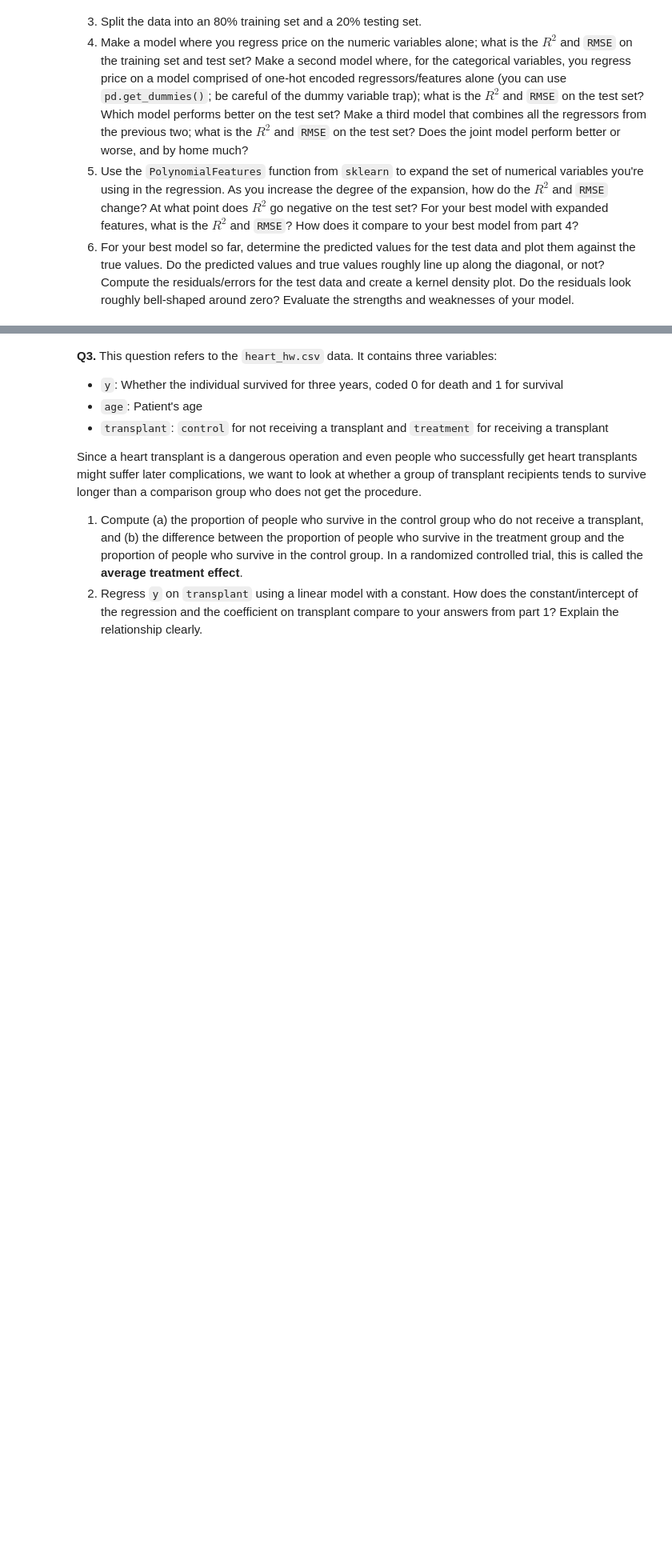
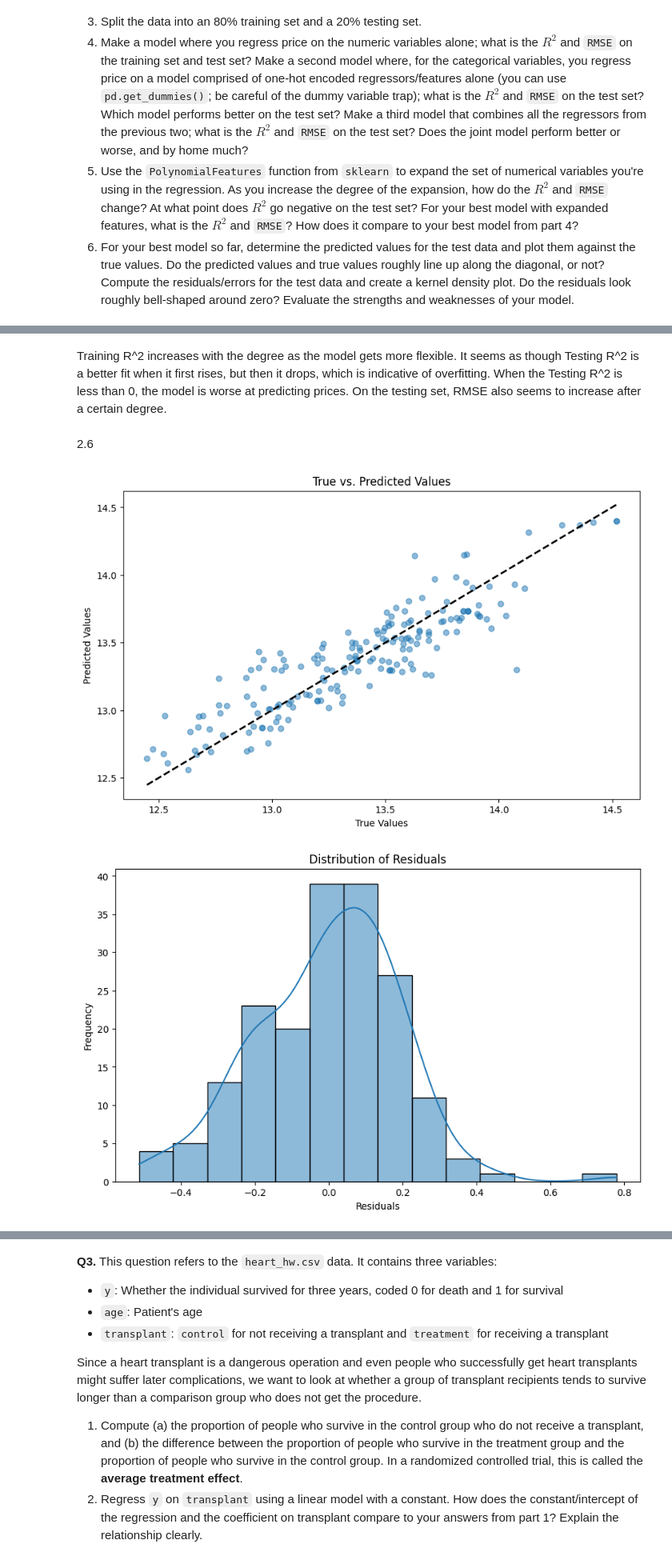
Before and after one commit to mchen899923/linear_models_assignment, a Jupyter notebook: assignment.ipynb, the cells around one changed output, grey strips where cells are left out. Shown: that part at 80% size. Saved outputs shown, nothing was run; the diff lists cells and outputs as text; code cells hidden in the pictures; blank space fills up the shorter version.

```diff
--- a/assignment.ipynb
+++ b/assignment.ipynb
@@ -41,0 +255,8 @@ Attached my work to Github file
+# %%
+num_cols = cars_df.select_dtypes(include=[np.number]).columns.drop("Price") #Separate numerical and categorical columns
+cat_cols = cars_df.select_dtypes(exclude=[np.number]).columns
+# %%
+X_train, X_test, y_train, y_test = train_test_split(cars_df.drop("Price", axis = 1), #Split into training/testing sets
+                                                    cars_df["Price"],
+                                                    test_size = 0.2,
+                                                    random_state = 42)
@@ -41,0 +309,15 @@ Attached my work to Github file
+# %%
+X_train_full = pd.concat([X_train_num, X_train_cat], axis=1) #Combined numerical and categorical model
+X_test_full = pd.concat([X_test_num, X_test_cat], axis=1)
+
+model_full = LinearRegression()
+model_full.fit(X_train_full, y_train)
+
+y_pred_test_full = model_full.predict(X_test_full)
+
+r2_test_full = r2_score(y_test, y_pred_test_full)
+rmse_test_full = np.sqrt(mean_squared_error(y_test, y_pred_test_full))
+
+print("Model 3: Combined Numeric + Categorical")
+print(f"Test R²: {r2_test_full:.3f}")
+print(f"Test RMSE: {rmse_test_full:.2f}")
@@ -41,0 +386,29 @@ Attached my work to Github file
+# %% [markdown]
+Training R^2 increases with the degree as the model gets more flexible. It seems as though Testing R^2 is a better fit when it first rises, but then it drops, which is indicative of overfitting. When the Testing R^2 is less than 0, the model is worse at predicting prices. On the testing set, RMSE also seems to increase after a certain degree.
+# %% [markdown]
+2.6
+# %%
+import matplotlib.pyplot as plt
+import seaborn as sns
+
+y_pred = model_full.predict(X_test_full) #Predict using your best model (assuming the combined model is the "best")
+
+residuals = y_test - y_pred #Residuals (errors)
+
+plt.figure(figsize=(10, 6)) #Plot true vs predicted values
+plt.scatter(y_test, y_pred, alpha=0.5)
+plt.plot([y_test.min(), y_test.max()], [y_test.min(), y_test.max()], 'k--', lw=2)
+plt.xlabel("True Values")
+plt.ylabel("Predicted Values")
+plt.title("True vs. Predicted Values")
+plt.show()
+
+plt.figure(figsize=(10, 6)) #Plot distribution of residuals
+sns.histplot(residuals, kde=True)
+plt.xlabel("Residuals")
+plt.ylabel("Frequency")
+plt.title("Distribution of Residuals")
+plt.show()
+# %% [output]
+[figure, added]
+[figure, added]
```
Also changed, not shown: parts of 29 cells of this notebook.
